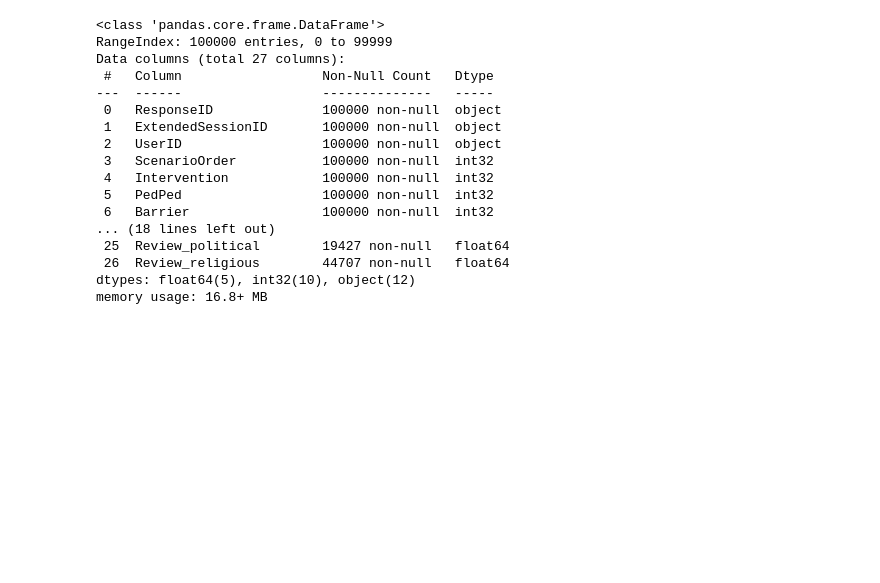
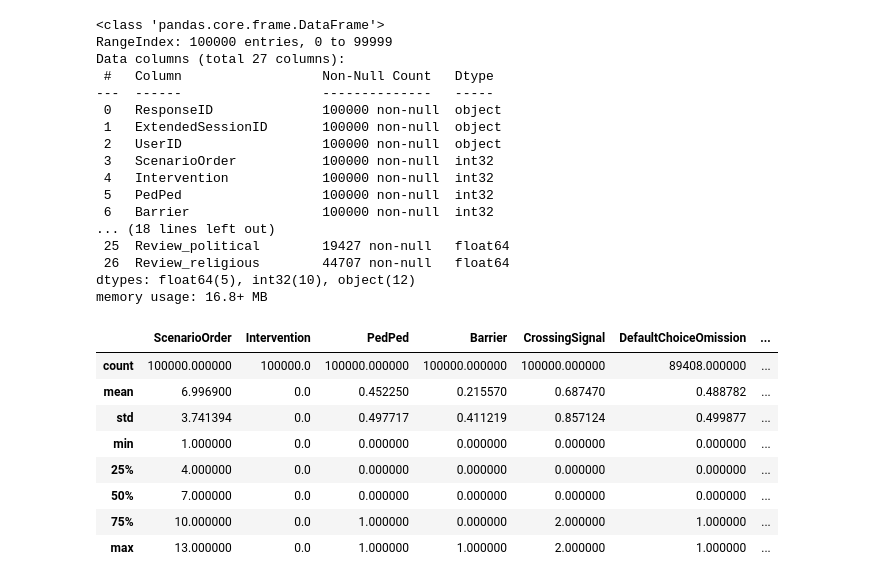
Before and after one commit to robertjhs/capstone1, a Jupyter notebook: ethicars.ipynb, the cells around one changed output. Drawn from its saved outputs; the diff is of its cells as text; code cells hidden in the pictures; blank space fills up the shorter version.

```diff
--- a/ethicars.ipynb
+++ b/ethicars.ipynb
@@ -273,3 +275,15 @@ Data columns (total 27 columns):
  26  Review_religious        44707 non-null   float64
 dtypes: float64(5), int32(10), object(12)
 memory usage: 16.8+ MB
+# %%
+pdf_survey.describe()
+# %% [output]
+|  | ScenarioOrder | Intervention | PedPed | Barrier | CrossingSignal | DefaultChoiceOmission | ... |
+| count | 100000.000000 | 100000.0 | 100000.000000 | 100000.000000 | 100000.000000 | 89408.000000 | ... |
+| mean | 6.996900 | 0.0 | 0.452250 | 0.215570 | 0.687470 | 0.488782 | ... |
+| std | 3.741394 | 0.0 | 0.497717 | 0.411219 | 0.857124 | 0.499877 | ... |
+| min | 1.000000 | 0.0 | 0.000000 | 0.000000 | 0.000000 | 0.000000 | ... |
+| 25% | 4.000000 | 0.0 | 0.000000 | 0.000000 | 0.000000 | 0.000000 | ... |
+| 50% | 7.000000 | 0.0 | 0.000000 | 0.000000 | 0.000000 | 0.000000 | ... |
+| 75% | 10.000000 | 0.0 | 1.000000 | 0.000000 | 2.000000 | 1.000000 | ... |
+| max | 13.000000 | 0.0 | 1.000000 | 1.000000 | 2.000000 | 1.000000 | ... |
```
Also changed, not shown: parts of 9 cells of this notebook.
